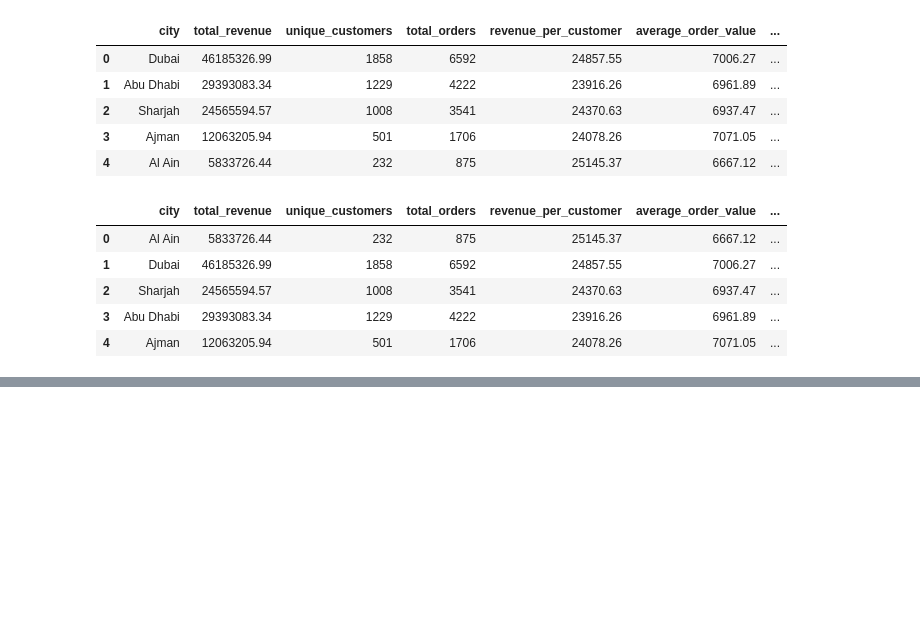
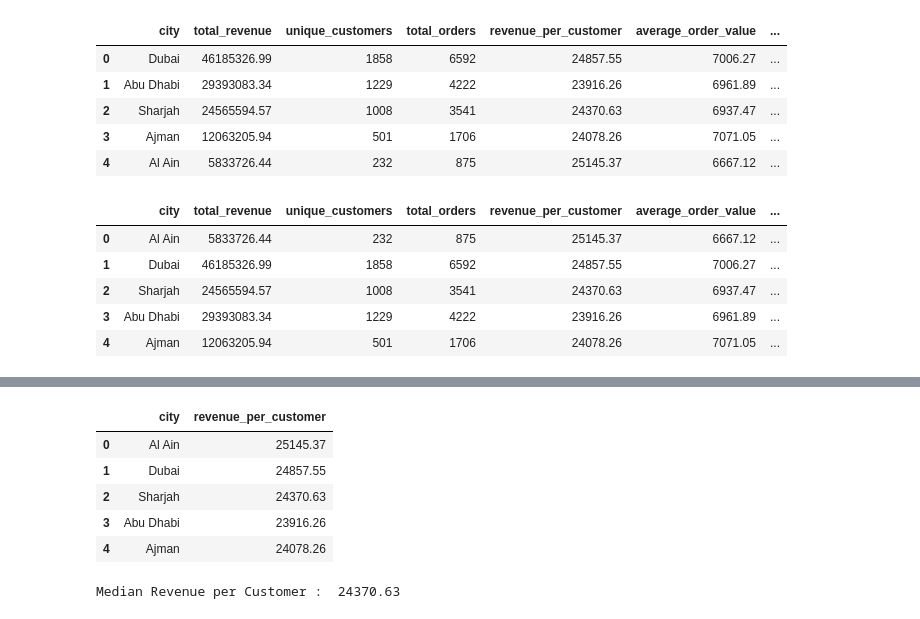
Before and after one commit to Mohammedvahith/E-commerce-Sales-Customer-Analytics, a Jupyter notebook: shopease-analytics/notebooks/03_eda.ipynb, the cells around one changed output, grey strips where cells are left out. Drawn from its saved outputs; the diff is of its cells as text; code cells hidden in the pictures; blank space fills up the shorter version.

```diff
--- a/shopease-analytics/notebooks/03_eda.ipynb
+++ b/shopease-analytics/notebooks/03_eda.ipynb
@@ -1813,0 +1825,19 @@ display(city_analysis)
+# %%
+# Understand the existing values
+
+display(city_analysis[["city","revenue_per_customer"]])
+# %% [output]
+|  | city | revenue_per_customer |
+| 0 | Al Ain | 25145.37 |
+| 1 | Dubai | 24857.55 |
+| 2 | Sharjah | 24370.63 |
+| 3 | Abu Dhabi | 23916.26 |
+| 4 | Ajman | 24078.26 |
+# %%
+# Calculate thresholds
+
+median_revenue = city_analysis["revenue_per_customer"].median()
+
+print("Median Revenue per Customer : ",median_revenue)
+# %% [output]
+Median Revenue per Customer :  24370.63
```
Also changed, not shown: parts of 2 cells of this notebook.
